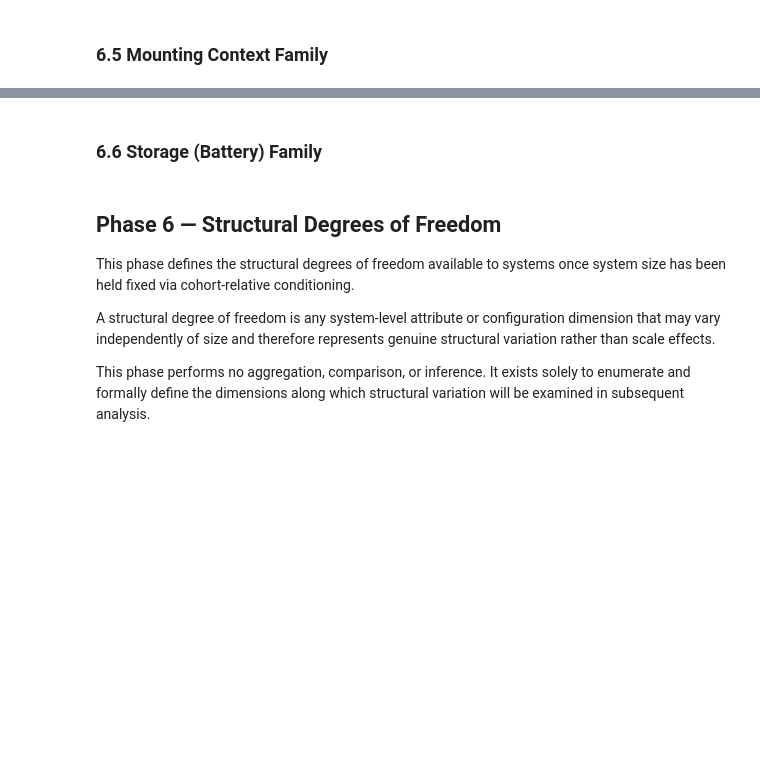
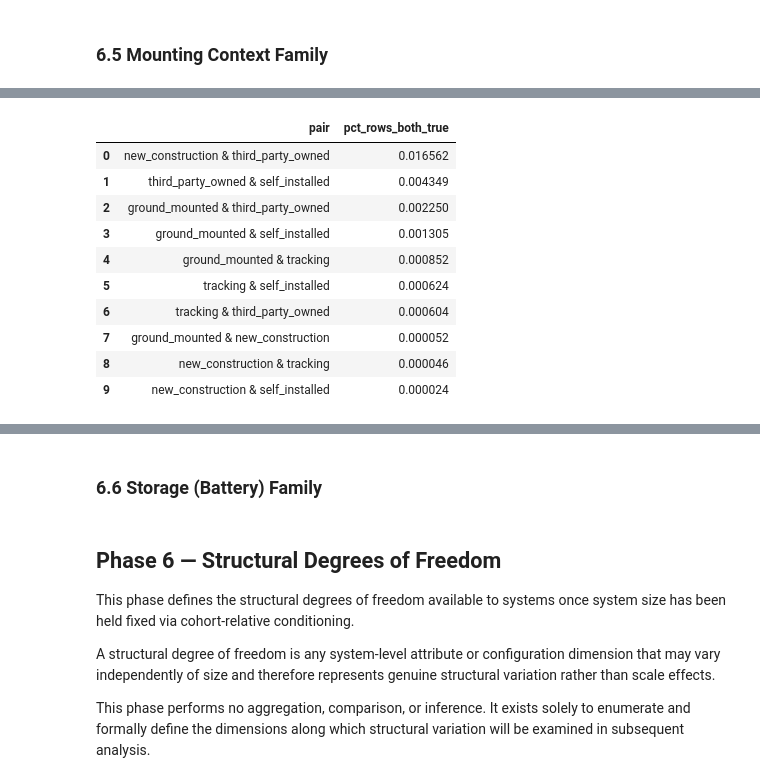
Before and after one commit to AsmaaELBorki/03_tts_configuration, a Jupyter notebook: notebooks/01_structural_degrees_of_freedom_at_fixed_size.ipynb, the cells around one changed output, grey strips where cells are left out. Cells and saved outputs as stored; diff of their text form; code cells hidden in the pictures; blank space fills up the shorter version.

```diff
--- a/notebooks/01_structural_degrees_of_freedom_at_fixed_size.ipynb
+++ b/notebooks/01_structural_degrees_of_freedom_at_fixed_size.ipynb
@@ -1243,0 +2865,36 @@ This evaluation follows in subsequent sections.
+# %%
+# --- Pairwise co-occurrence diagnostics ---
+# Identify how often context flags are simultaneously true (== 1)
+
+co_occurrence = []
+
+for i, col_a in enumerate(context_cols):
+    for col_b in context_cols[i+1:]:
+        both_true = (
+            (mounting_raw[col_a] == 1) &
+            (mounting_raw[col_b] == 1)
+        ).mean()
+        co_occurrence.append({
+            "pair": f"{col_a} & {col_b}",
+            "pct_rows_both_true": both_true,
+        })
+
+co_occurrence_df = (
+    pd.DataFrame(co_occurrence)
+    .sort_values("pct_rows_both_true", ascending=False)
+    .reset_index(drop=True)
+)
+
+co_occurrence_df
+# %% [output]
+|  | pair | pct_rows_both_true |
+| 0 | new_construction & third_party_owned | 0.016562 |
+| 1 | third_party_owned & self_installed | 0.004349 |
+| 2 | ground_mounted & third_party_owned | 0.002250 |
+| 3 | ground_mounted & self_installed | 0.001305 |
+| 4 | ground_mounted & tracking | 0.000852 |
+| 5 | tracking & self_installed | 0.000624 |
+| 6 | tracking & third_party_owned | 0.000604 |
+| 7 | ground_mounted & new_construction | 0.000052 |
+| 8 | new_construction & tracking | 0.000046 |
+| 9 | new_construction & self_installed | 0.000024 |
```
Also changed, not shown: parts of 38 cells of this notebook.
